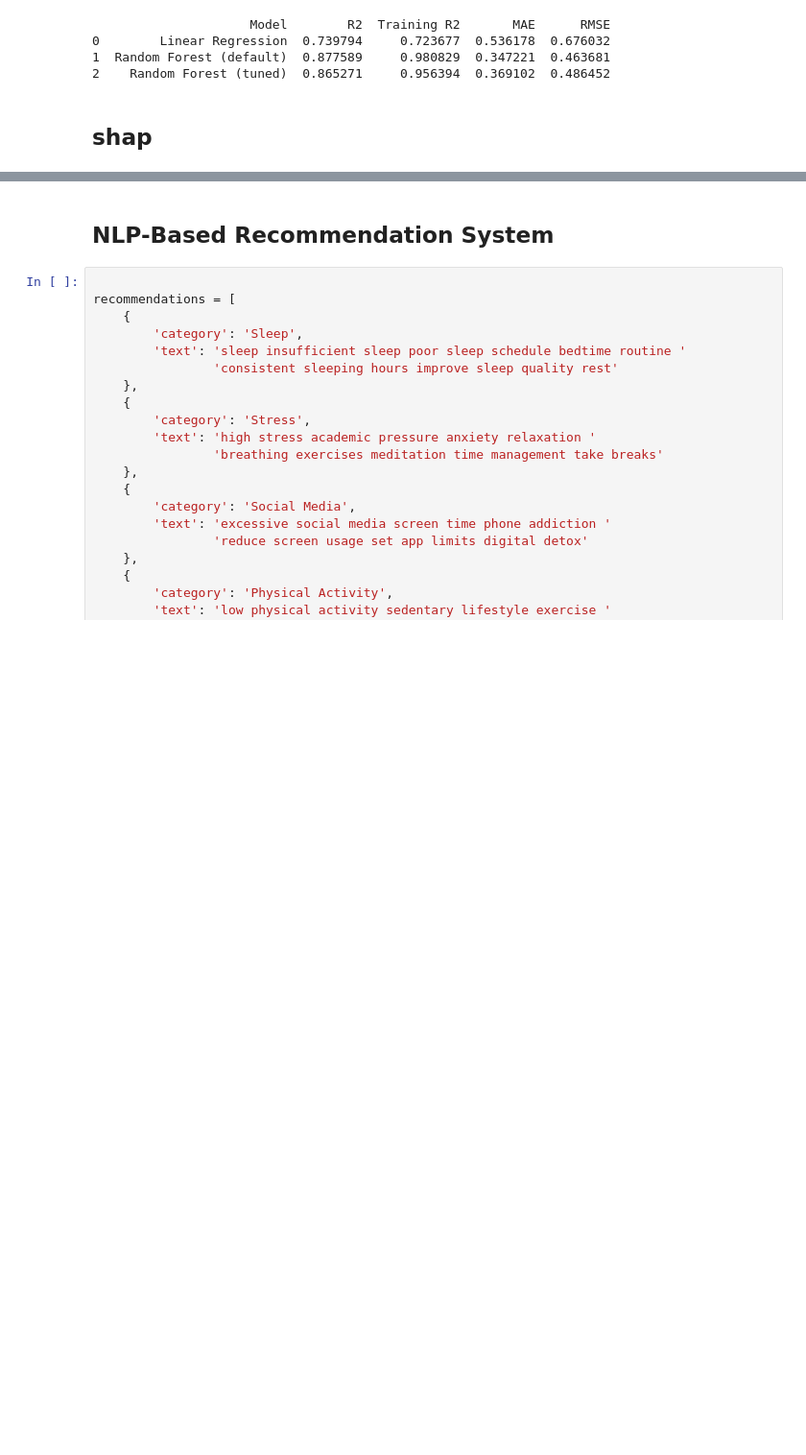
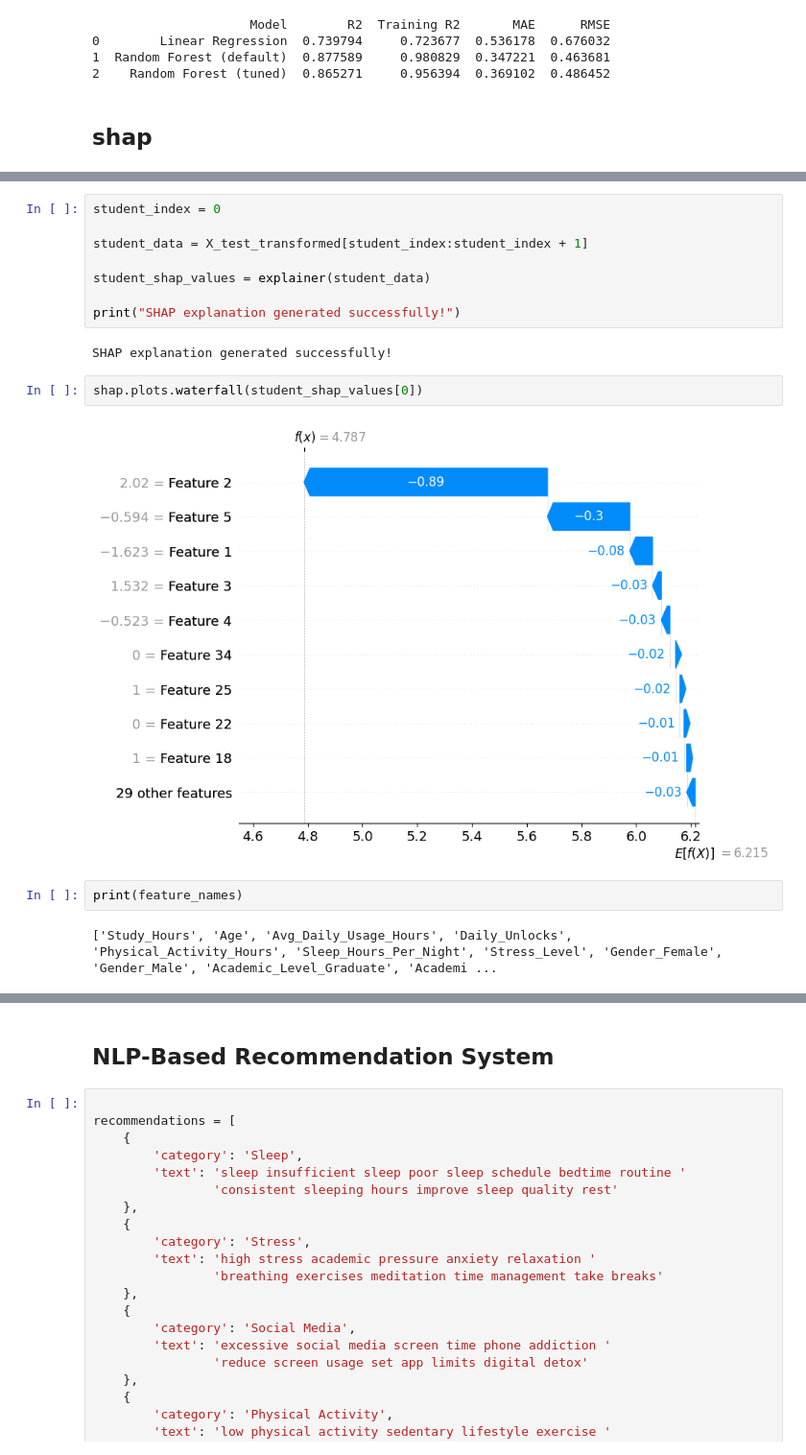
Before and after one commit to gokulgr007/Explainable-Student-Mental-Well-being-Analysis-and-Recommendation-System, a Jupyter notebook: student_wellbeing.ipynb, the cells around one changed output, grey strips where cells are left out. Shown at 96% size. Drawn from its saved outputs; the diff is of its cells as text; blank space fills up the shorter version.

```diff
--- a/student_wellbeing.ipynb
+++ b/student_wellbeing.ipynb
@@ -447,0 +521,18 @@ print(results)
+# %%
+student_index = 0
+
+student_data = X_test_transformed[student_index:student_index + 1]
+
+student_shap_values = explainer(student_data)
+
+print("SHAP explanation generated successfully!")
+# %% [output]
+SHAP explanation generated successfully!
+# %%
+shap.plots.waterfall(student_shap_values[0])
+# %% [output]
+[figure, added]
+# %%
+print(feature_names)
+# %% [output]
+['Study_Hours', 'Age', 'Avg_Daily_Usage_Hours', 'Daily_Unlocks', 'Physical_Activity_Hours', 'Sleep_Hours_Per_Night', 'Stress_Level', 'Gender_Female', 'Gender_Male', 'Academic_Level_Graduate', 'Academi ...
```
Also changed, not shown: parts of 23 cells of this notebook.
